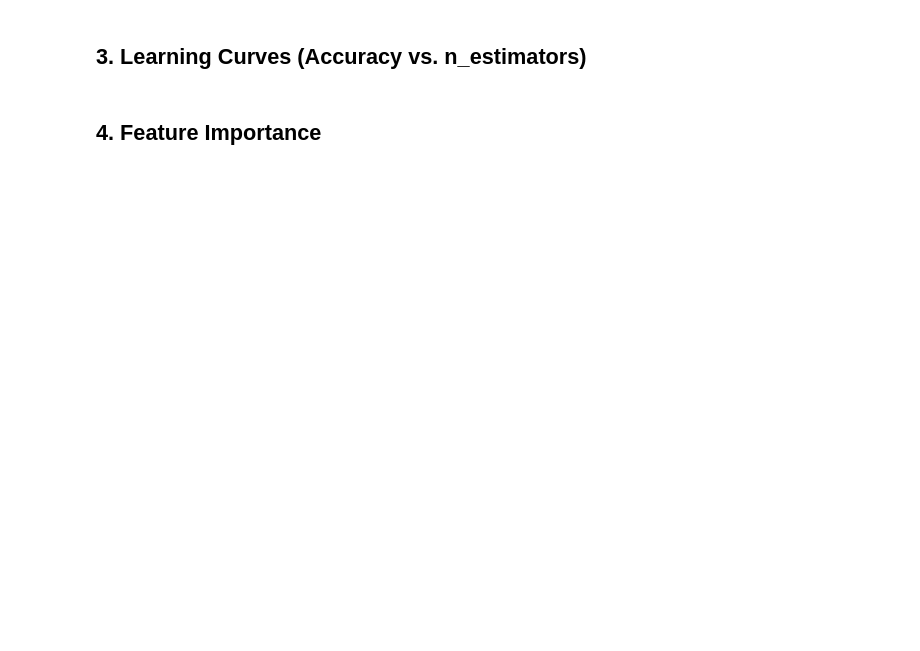
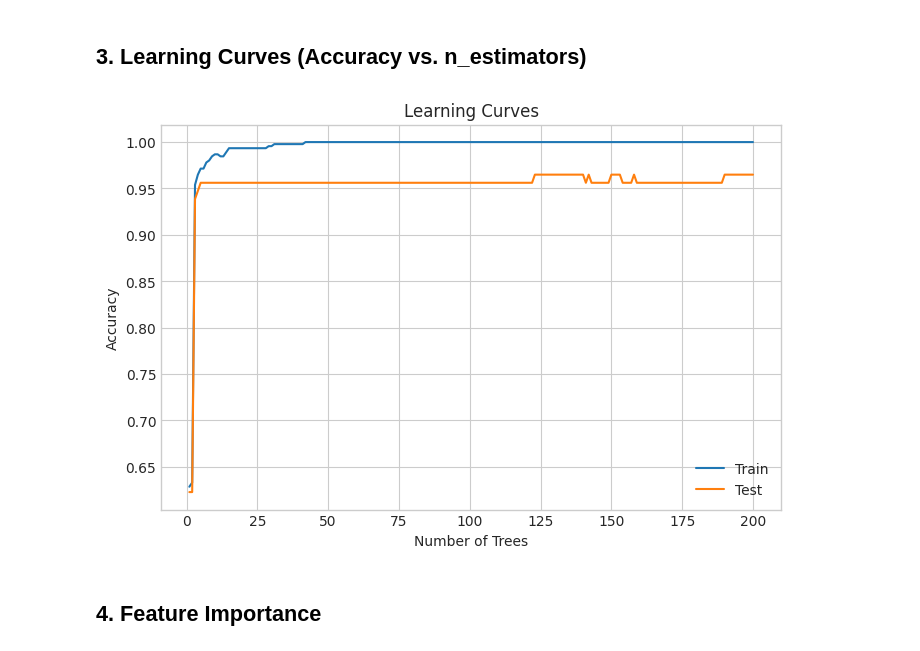
Before and after one commit to marcos-Nieves-24/InVitro-Code, a Jupyter notebook: src/content/modules/machine-learning/lessons/lesson08_gradient_boosting/notebook.ipynb, the cells around one changed output. Cells and saved outputs as stored; diff of their text form; code cells hidden in the pictures; blank space fills up the shorter version.

```diff
--- a/src/content/modules/machine-learning/lessons/lesson08_gradient_boosting/notebook.ipynb
+++ b/src/content/modules/machine-learning/lessons/lesson08_gradient_boosting/notebook.ipynb
@@ -74,23 +83,25 @@ plt.show()
 # %%
 gb = GradientBoostingClassifier(
     n_estimators=200, learning_rate=0.1, max_depth=3,
     subsample=0.8, random_state=42
 )
 gb.fit(X_train, y_train)
 
 # Track staged predictions
-train_staged = list(gb.staged_score(X_train, y_train))
-test_staged = list(gb.staged_score(X_test, y_test))
+train_staged = [accuracy_score(y_train, y_pred) for y_pred in gb.staged_predict(X_train)]
+test_staged = [accuracy_score(y_test, y_pred) for y_pred in gb.staged_predict(X_test)]
 
 plt.figure(figsize=(8, 5))
 plt.plot(range(1, len(train_staged)+1), train_staged, label='Train')
 plt.plot(range(1, len(test_staged)+1), test_staged, label='Test')
 plt.xlabel('Number of Trees')
 plt.ylabel('Accuracy')
 plt.title('Learning Curves')
 plt.legend()
 plt.grid(True)
 plt.show()
+# %% [output]
+[figure, added]
 # %% [markdown]
 ## 4. Feature Importance
 # %%
```
Also changed, not shown: parts of 6 cells of this notebook, 1 other file.
